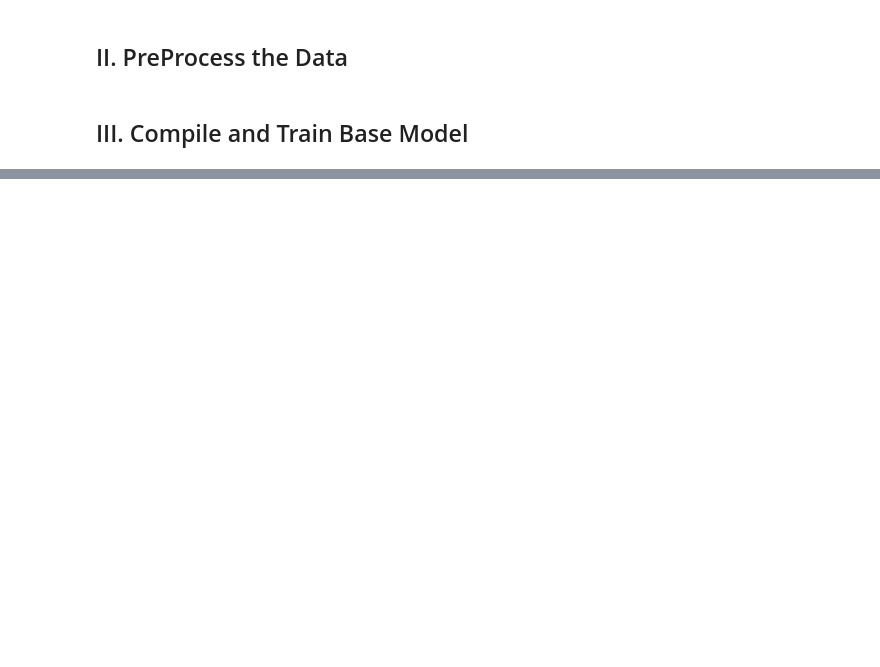
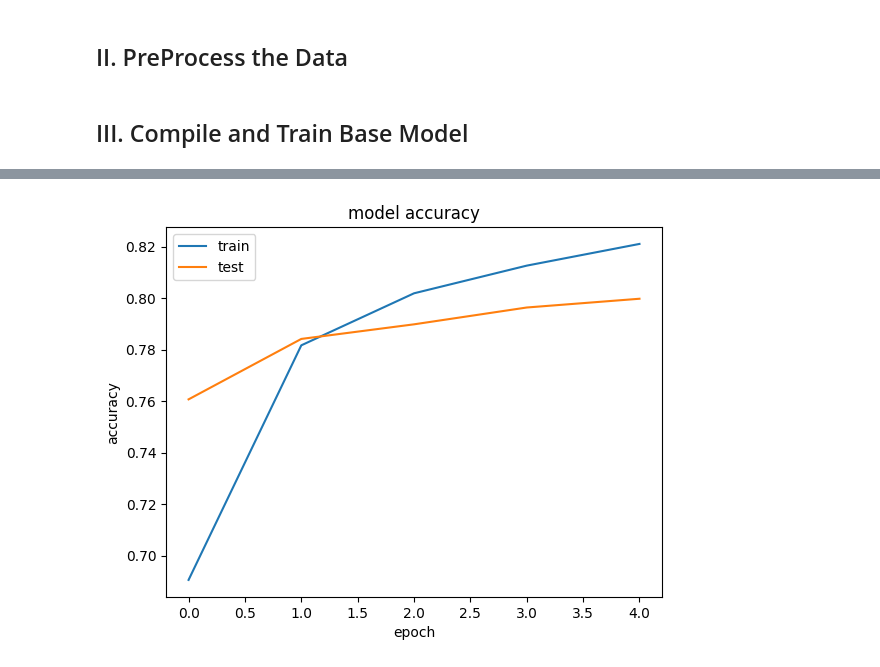
Before and after one commit to EmmaSchmidt2021/EE634-Neural-Networks, a Jupyter notebook: Assignment #5 Optimization.ipynb, the cells around one changed output, grey strips where cells are left out. Drawn from its saved outputs; the diff is of its cells as text; code cells hidden in the pictures; blank space fills up the shorter version.

```diff
--- a/Assignment #5 Optimization.ipynb
+++ b/Assignment #5 Optimization.ipynb
@@ -21,6 +21,6 @@ import cv2
 import tensorflow as tf
 from tensorflow.keras.applications import MobileNetV2
 # Load the pre-trained MobileNetV2 model, excluding the top classification layer
-base_model = MobileNetV2(input_shape=(224, 224, 3), include_top=False, weights='imagenet')
+base_model = MobileNetV2(input_shape=(96, 96, 3), include_top=False, weights='imagenet')
 # Freeze the base model
 base_model.trainable = False
@@ -58,12 +55,11 @@ from tensorflow.keras.optimizers import Adam
 # Compile the model
 model.compile(optimizer=Adam(learning_rate=0.001), loss='categorical_crossentropy',
 metrics=['accuracy'])
-# Train the model
-model.fit(
-train_images_resized, train_labels,
-epochs=5,
-batch_size = 128,
-validation_split=0.3,
-)
-# Evaluate the model
-model.evaluate(test_images_resized, test_labels)
+# %%
+# Train the model
+history = model.fit(
+train_images_resized, train_labels,
+epochs=5,
+batch_size = 128,
+validation_split=0.3,
+)
@@ -69,0 +77,11 @@ model.evaluate(test_images_resized, test_labels)
+# %%
+# Visualize Model Training History
+plt.plot(history.history['accuracy'])
+plt.plot(history.history['val_accuracy'])
+plt.title('model accuracy')
+plt.ylabel('accuracy')
+plt.xlabel('epoch')
+plt.legend(['train', 'test'], loc='upper left')
+plt.show()
+# %% [output]
+[figure, added]
```
Also changed, not shown: parts of 13 cells of this notebook.
